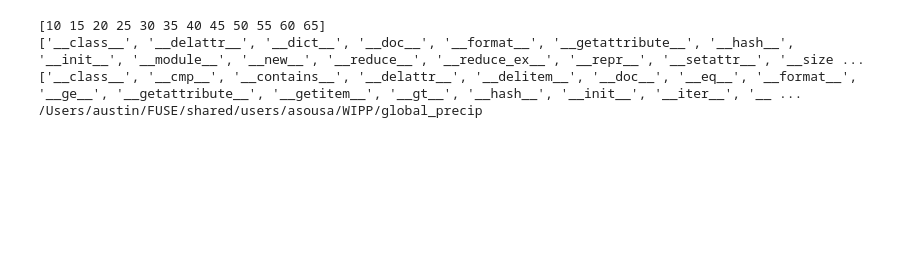
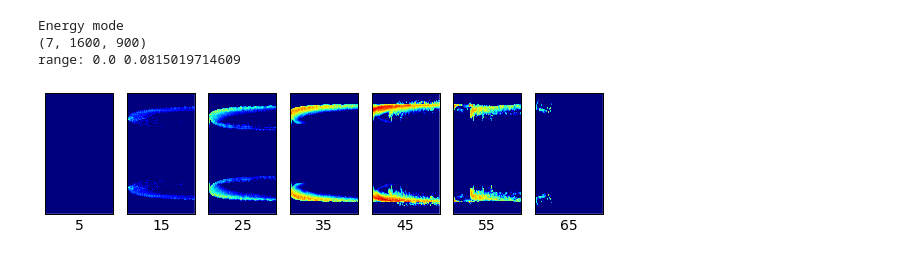
Before and after one commit to asousa/Global_LEP, a Jupyter notebook: model_testbench.ipynb, the cells around one changed output. Cells and saved outputs as stored; diff of their text form; code cells hidden in the pictures; blank space fills up the shorter version.

Commit message:
Lots of cleanup. Added robustness to GLD_file_tools. Went through units in build_database + precip_model, reasonably confident. Working on logic for scaling wrt day/night

```diff
--- a/model_testbench.ipynb
+++ b/model_testbench.ipynb
@@ -180,30 +186,3 @@ S NaNs: 0
 N NaNs: 0
 S NaNs: 0
 Saving database
-# %%
-import pickle
-
-with open("db_test2.pkl",'r') as file:
-    deebee = pickle.load(file)
-file.close()
-print deebee['in_lats']
-print dir(deebee['consts'])
-print dir(deebee)
-
-print os.getcwd()
-# clims = [-3,2]
-# for il_ind, il_val in enumerate(db['in_lats']):
-#     data = db['N_el'][il_ind,:,:]
-#     print "N ranges: ",np.min(data), np.max(data)
-#     plt.figure()
-
-#     Nv = np.log10(data)
-#     Nv = np.clip(Nv,clims[0],clims[1])
-#     plt.imshow(Nv,origin='lower',interpolation='none')
-#     plt.clim(clims)
-#     plt.ylabel(il_val)
-# %% [output]
-[10 15 20 25 30 35 40 45 50 55 60 65]
-['__class__', '__delattr__', '__dict__', '__doc__', '__format__', '__getattribute__', '__hash__', '__init__', '__module__', '__new__', '__reduce__', '__reduce_ex__', '__repr__', '__setattr__', '__size ...
-['__class__', '__cmp__', '__contains__', '__delattr__', '__delitem__', '__doc__', '__eq__', '__format__', '__ge__', '__getattribute__', '__getitem__', '__gt__', '__hash__', '__init__', '__iter__', '__ ...
-/Users/austin/FUSE/shared/users/asousa/WIPP/global_precip
@@ -216,0 +189,41 @@ print dir(sc)
+# %%
+# Plot typical data from the precipitation model:
+# time x out_lat,   1 plot per in_lat
+
+from precip_model import precip_model
+
+p = precip_model(database="db7_full_oldrun.pkl", cumsum=False, mode='energy')
+
+lat_targ = np.arange(-80,80,step=0.1)
+in_lat_targ = np.arange(5,75,step=10)
+num_inlats = len(in_lat_targ)
+t = p.t
+
+clims = [-6,-1]
+
+interp_d = p.get_multiple_precip_at(in_lat_targ, lat_targ, t)
+print np.shape(interp_d)
+
+fig = plt.figure()
+ax = []
+for i,lat in enumerate(in_lat_targ):
+    ax.append(fig.add_subplot(1,num_inlats,i+1))
+    #Nv = np.log10(interp_d[i,:,2:] - interp_d[i,:,0:-2])
+    Nv = np.log10(interp_d[i,:,:])
+
+
+    Nv = np.clip(Nv,clims[0],clims[1])
+    pl = plt.imshow(Nv,origin='lower',interpolation='none')
+    ax[i].set_xticks([])
+    ax[i].set_yticks([])
+    ax[i].set_xlabel(lat)
+    plt.clim(clims)
+
+print "range:",np.min(interp_d),np.max(interp_d)
+# print "range/interval:",np.min(interp_d)/p.t[-1],np.max(interp_d)/p.t[-1]
+# print "range/T_STEP:", np.min(interp_d)/p.sc.T_STEP, np.max(interp_d)/p.sc.T_STEP
+# %% [output]
+Energy mode
+(7, 1600, 900)
+range: 0.0 0.0815019714609
+[figure, added]
```
Also changed, not shown: parts of 16 cells of this notebook, 7 other files.
